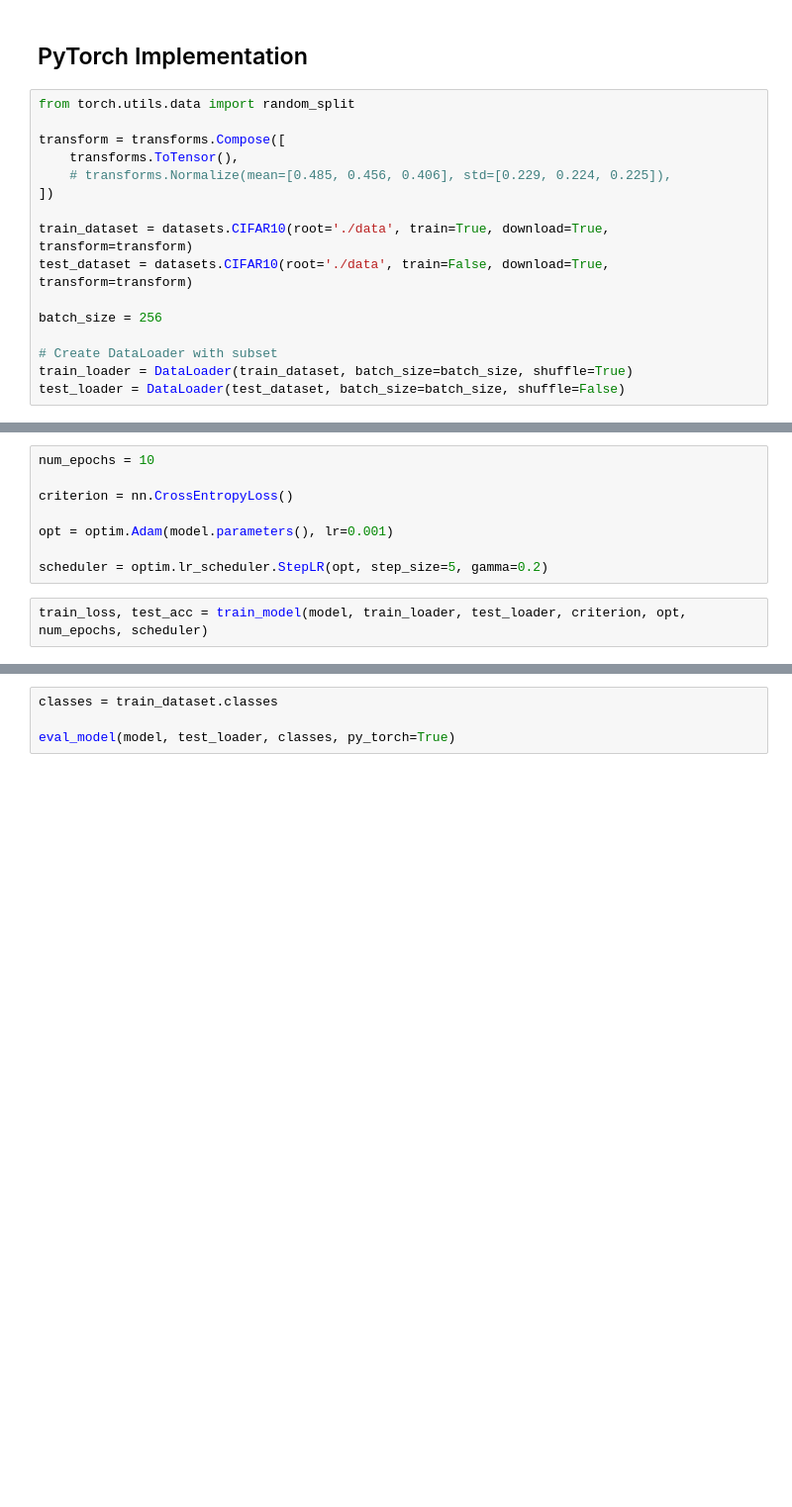
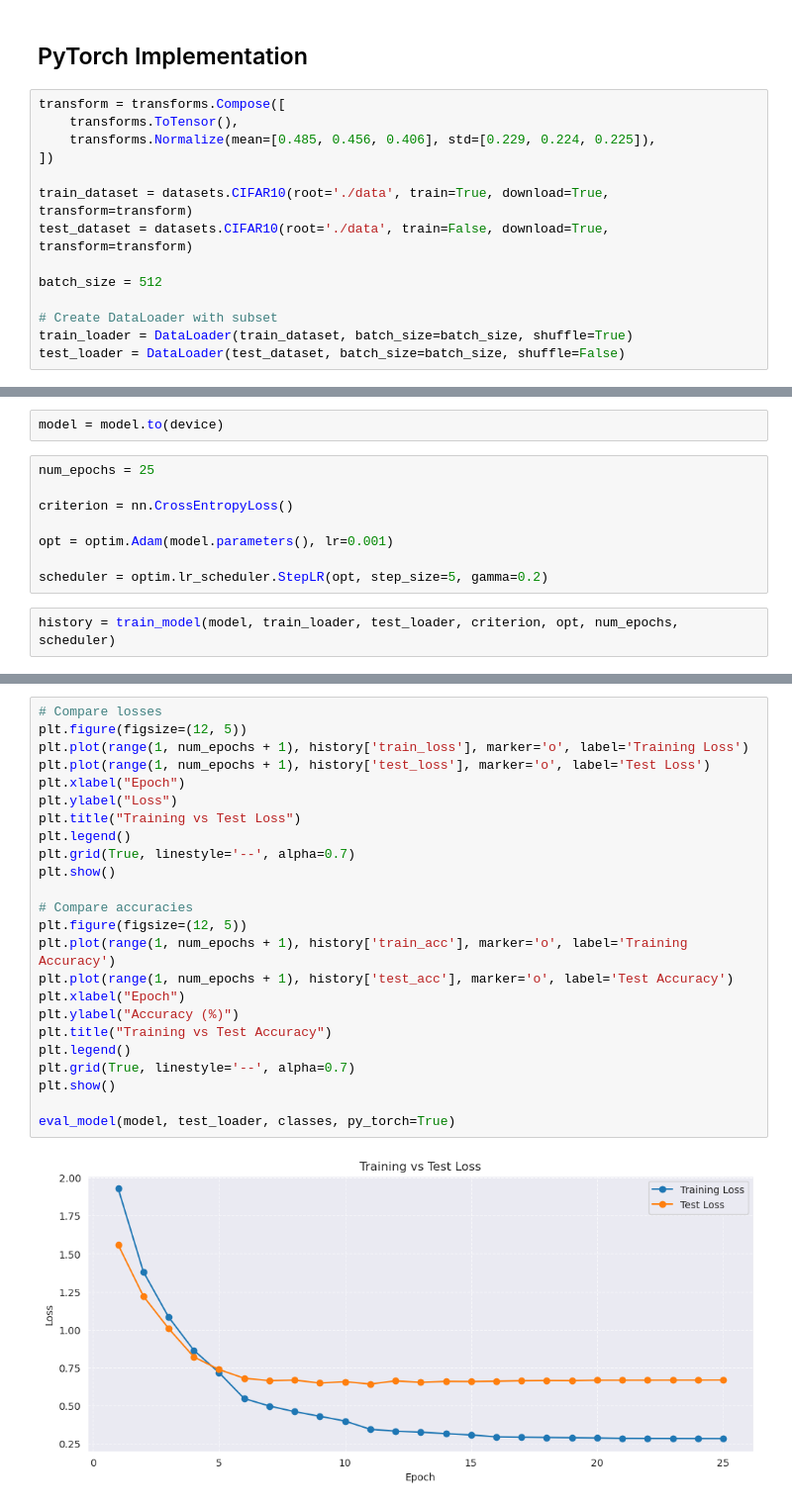
Before and after one commit to 33may/ml_portfolio, a Jupyter notebook: AIA/cnn/cnn.ipynb, the cells around one changed output, grey strips where cells are left out. Shown at 99% size. Drawn from its saved outputs; the diff is of its cells as text; blank space fills up the shorter version.

```diff
--- a/AIA/cnn/cnn.ipynb
+++ b/AIA/cnn/cnn.ipynb
@@ -1342,17 +1318,15 @@ eval_model(model, test_loader, classes, py_torch=False)
 # %% [markdown]
 ## PyTorch Implementation
 # %%
-from torch.utils.data import random_split
-
 transform = transforms.Compose([
     transforms.ToTensor(),
-    # transforms.Normalize(mean=[0.485, 0.456, 0.406], std=[0.229, 0.224, 0.225]),
+    transforms.Normalize(mean=[0.485, 0.456, 0.406], std=[0.229, 0.224, 0.225]),
 ])
 
 train_dataset = datasets.CIFAR10(root='./data', train=True, download=True, transform=transform)
 test_dataset = datasets.CIFAR10(root='./data', train=False, download=True, transform=transform)
 
-batch_size = 256
+batch_size = 512
 
 # Create DataLoader with subset
 train_loader = DataLoader(train_dataset, batch_size=batch_size, shuffle=True)
@@ -1443,5 +1470,7 @@ def train_model(model, train_loader, test_loader, criterion, optimizer, num_epoc
+# %%
+model = model.to(device)
 # %%
-num_epochs = 10
+num_epochs = 25
 
 criterion = nn.CrossEntropyLoss()
 
@@ -1449,4 +1478,4 @@ opt = optim.Adam(model.parameters(), lr=0.001)
 
 scheduler = optim.lr_scheduler.StepLR(opt, step_size=5, gamma=0.2)
 # %%
-train_loss, test_acc = train_model(model, train_loader, test_loader, criterion, opt, num_epochs, scheduler)
+history = train_model(model, train_loader, test_loader, criterion, opt, num_epochs, scheduler)
@@ -1467,4 +1599,26 @@ plt.show()
 # %%
-classes = train_dataset.classes
+# Compare losses
+plt.figure(figsize=(12, 5))
+plt.plot(range(1, num_epochs + 1), history['train_loss'], marker='o', label='Training Loss')
+plt.plot(range(1, num_epochs + 1), history['test_loss'], marker='o', label='Test Loss')
+plt.xlabel("Epoch")
+plt.ylabel("Loss")
+plt.title("Training vs Test Loss")
+plt.legend()
+plt.grid(True, linestyle='--', alpha=0.7)
+plt.show()
+
+# Compare accuracies
+plt.figure(figsize=(12, 5))
+plt.plot(range(1, num_epochs + 1), history['train_acc'], marker='o', label='Training Accuracy')
+plt.plot(range(1, num_epochs + 1), history['test_acc'], marker='o', label='Test Accuracy')
+plt.xlabel("Epoch")
+plt.ylabel("Accuracy (%)")
+plt.title("Training vs Test Accuracy")
+plt.legend()
+plt.grid(True, linestyle='--', alpha=0.7)
+plt.show()
 
 eval_model(model, test_loader, classes, py_torch=True)
+# %% [output]
+[figure, added]
```
Also changed, not shown: parts of 40 cells of this notebook.
